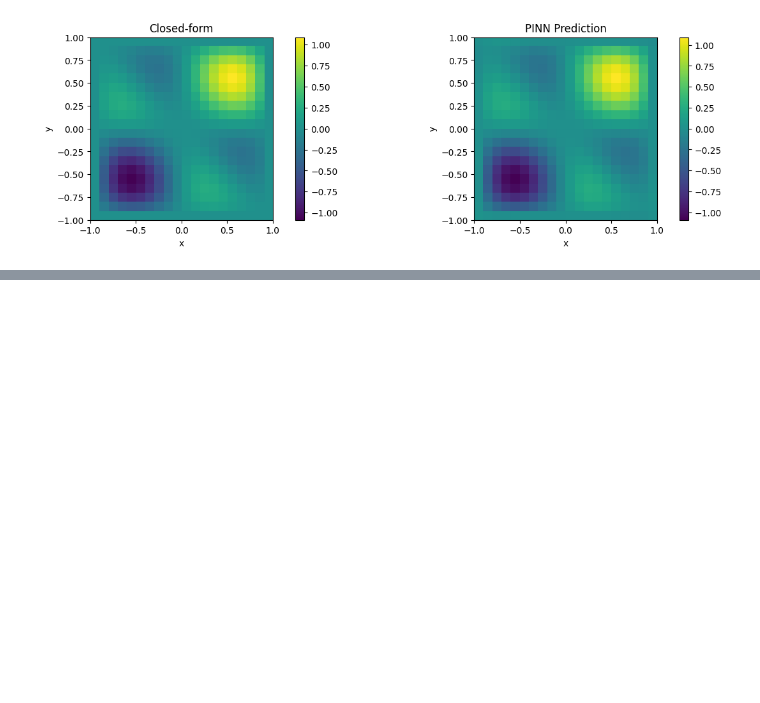
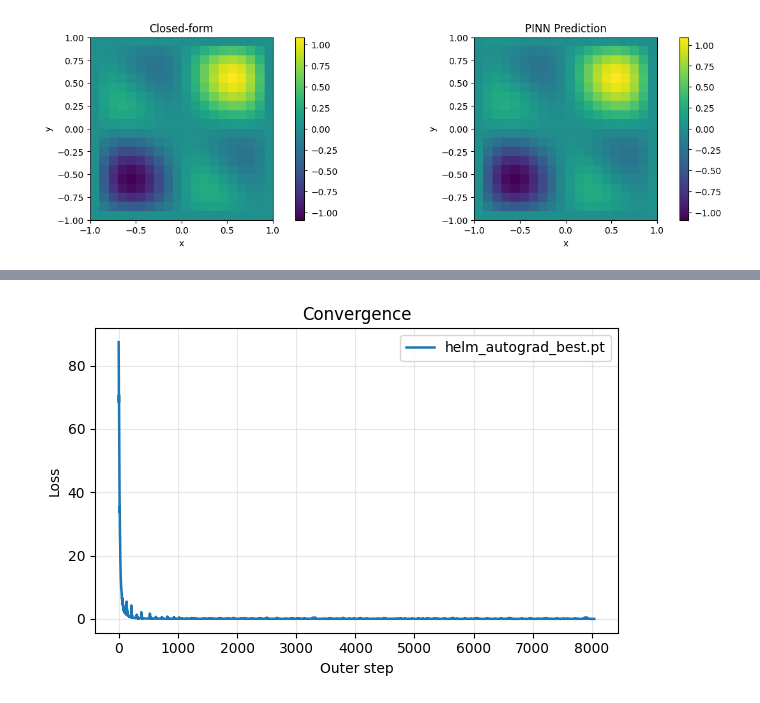
Before and after one commit to SoumikSarkar830/Laser_PINN, a Jupyter notebook: Parallel PINN/Helmholtz_equation_autograd.ipynb, the cells around one changed output, grey strips where cells are left out. Drawn from its saved outputs; the diff is of its cells as text; code cells hidden in the pictures; blank space fills up the shorter version.

Commit message:
Checkpoints

```diff
--- a/Parallel PINN/Helmholtz_equation_autograd.ipynb
+++ b/Parallel PINN/Helmholtz_equation_autograd.ipynb
@@ -431,0 +509,30 @@ compare(PINN)
+# %%
+import os
+
+def load_ckpt(path, device="cpu"):
+    ck = torch.load(path, map_location=device)
+    return ck
+
+def plot_convergence(paths, labels=None, ylim=None):
+    """
+    paths: list[str] of .pt checkpoint files (each must contain 'outer_hist')
+    labels: list[str] (optional), same length as paths
+    """
+    if labels is None: labels = [os.path.basename(p) for p in paths]
+    plt.figure(figsize=(6.0, 4.0))
+    for p, lab in zip(paths, labels):
+        ck = load_ckpt(p)
+        hist = ck["outer_hist"]
+        plt.plot(hist, label=lab, linewidth=1.8)
+    plt.xlabel("Outer step")
+    plt.ylabel("Loss")
+    if ylim: plt.ylim(*ylim)
+    plt.grid(alpha=0.3)
+    plt.legend()
+    plt.title("Convergence")
+    plt.tight_layout()
+    plt.show()
+# %%
+plot_convergence(["helm_autograd_best.pt"])
+# %% [output]
+[figure, added]
```
Also changed, not shown: parts of 5 cells of this notebook, 14 other files.
